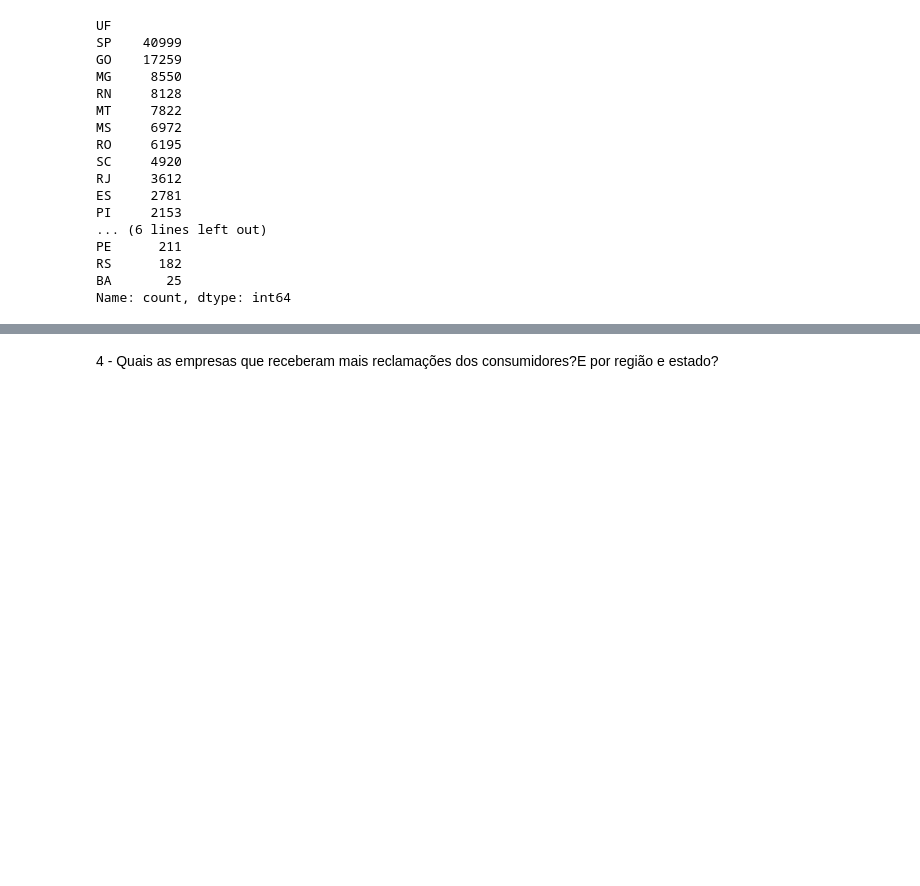
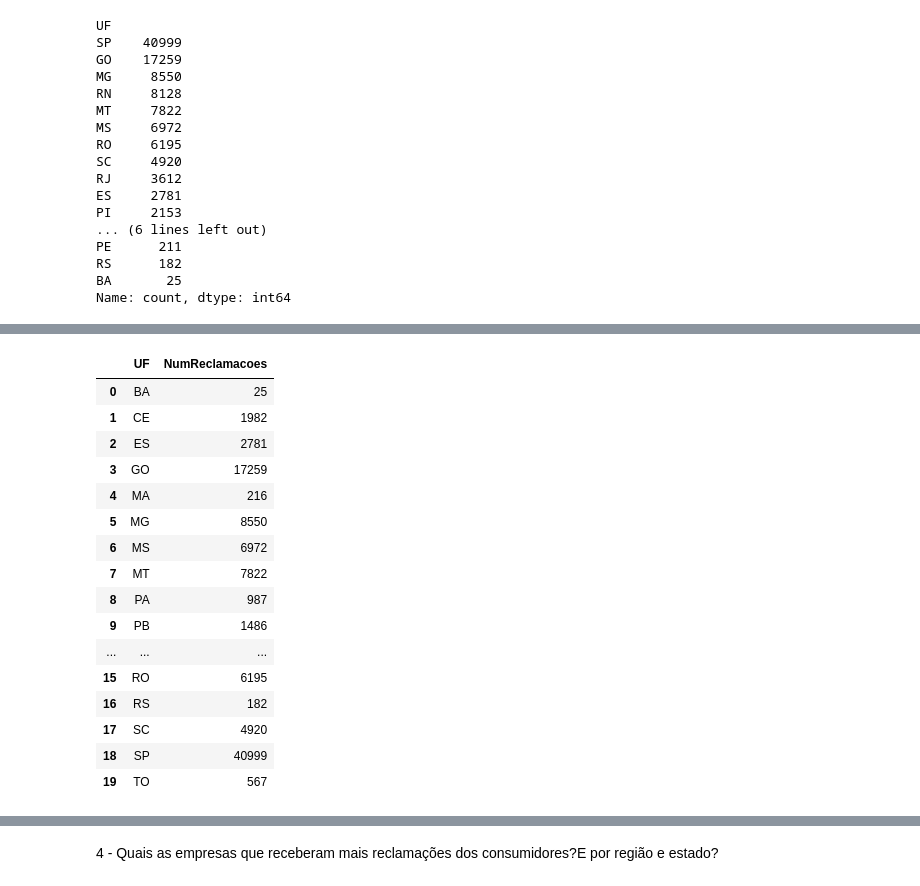
Before and after one commit to dsreliete/Womakerscode-DA-desafio_squad, a Jupyter notebook: Copy_of_Desafio_Final_Reclamações_do_Consumidor.ipynb, the cells around one changed output, grey strips where cells are left out. Saved outputs shown, nothing was run; the diff lists cells and outputs as text; code cells hidden in the pictures; blank space fills up the shorter version.

```diff
--- a/Copy_of_Desafio_Final_Reclamações_do_Consumidor.ipynb
+++ b/Copy_of_Desafio_Final_Reclamações_do_Consumidor.ipynb
@@ -401,3 +401,24 @@ novo_dataframe_desejado.head()
 | 2 | 2017 | 2017-12-12 12:40:07.000 | 2017-08-04 10:55:48.000 | Sudeste | SP | ELETROPAULO METROPOLITANA ELETRIC... | N | ... |
 | 3 | 2017 | 2017-10-26 14:07:56.000 | 2017-07-19 14:48:25.000 | Sudeste | SP | GNN GARAGENS LTDA - EPP | N | ... |
 | 4 | 2017 | 2017-12-04 09:51:45.000 | 2017-07-21 11:00:06.000 | Sudeste | SP | CLARO S/A | S | ... |
+# %%
+reclamacoes_por_estado = novo_dataframe_desejado.groupby('UF')['UF'].count().reset_index(name='NumReclamacoes')
+reclamacoes_por_estado
+# %% [output]
+|  | UF | NumReclamacoes |
+| 0 | BA | 25 |
+| 1 | CE | 1982 |
+| 2 | ES | 2781 |
+| 3 | GO | 17259 |
+| 4 | MA | 216 |
+| 5 | MG | 8550 |
+| 6 | MS | 6972 |
+| 7 | MT | 7822 |
+| 8 | PA | 987 |
+| 9 | PB | 1486 |
+| ... | ... | ... |
+| 15 | RO | 6195 |
+| 16 | RS | 182 |
+| 17 | SC | 4920 |
+| 18 | SP | 40999 |
+| 19 | TO | 567 |
```
Also changed, not shown: parts of 2 cells of this notebook.
